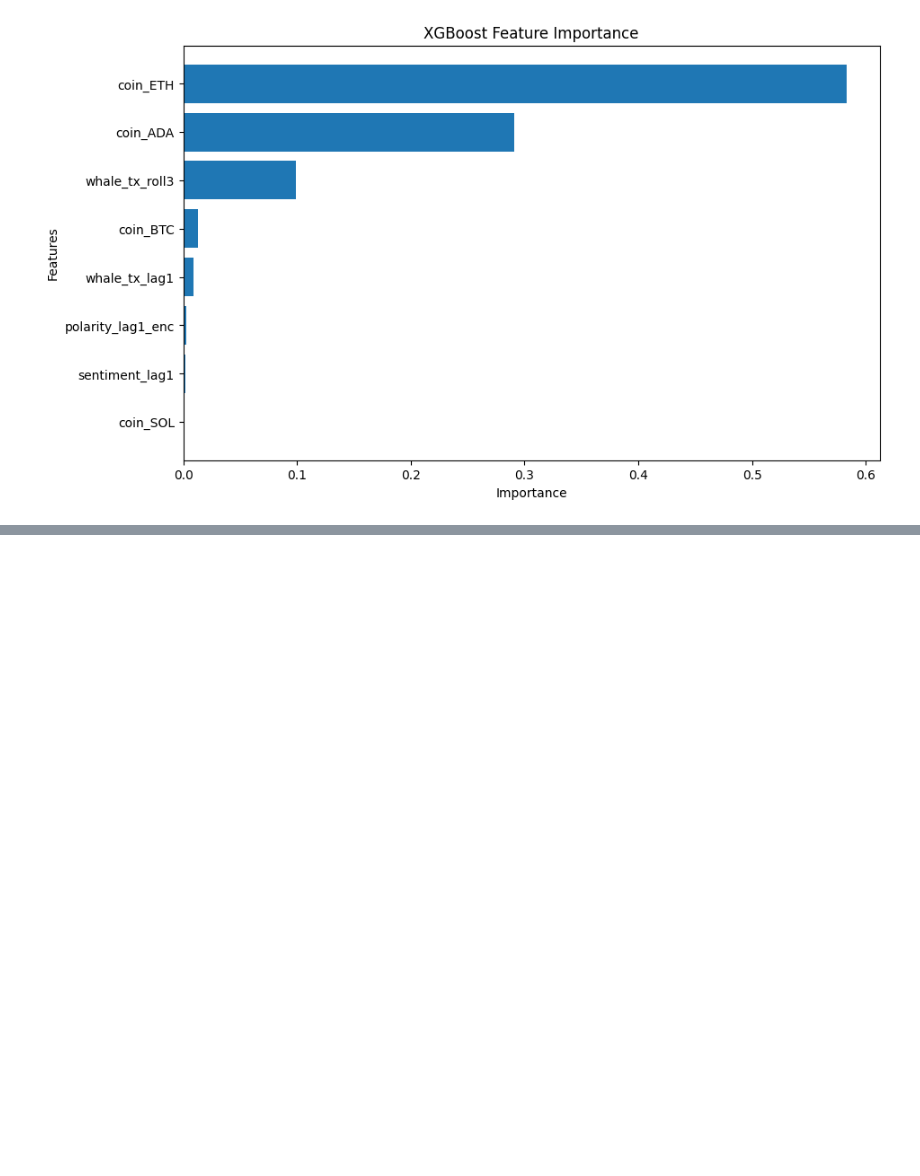
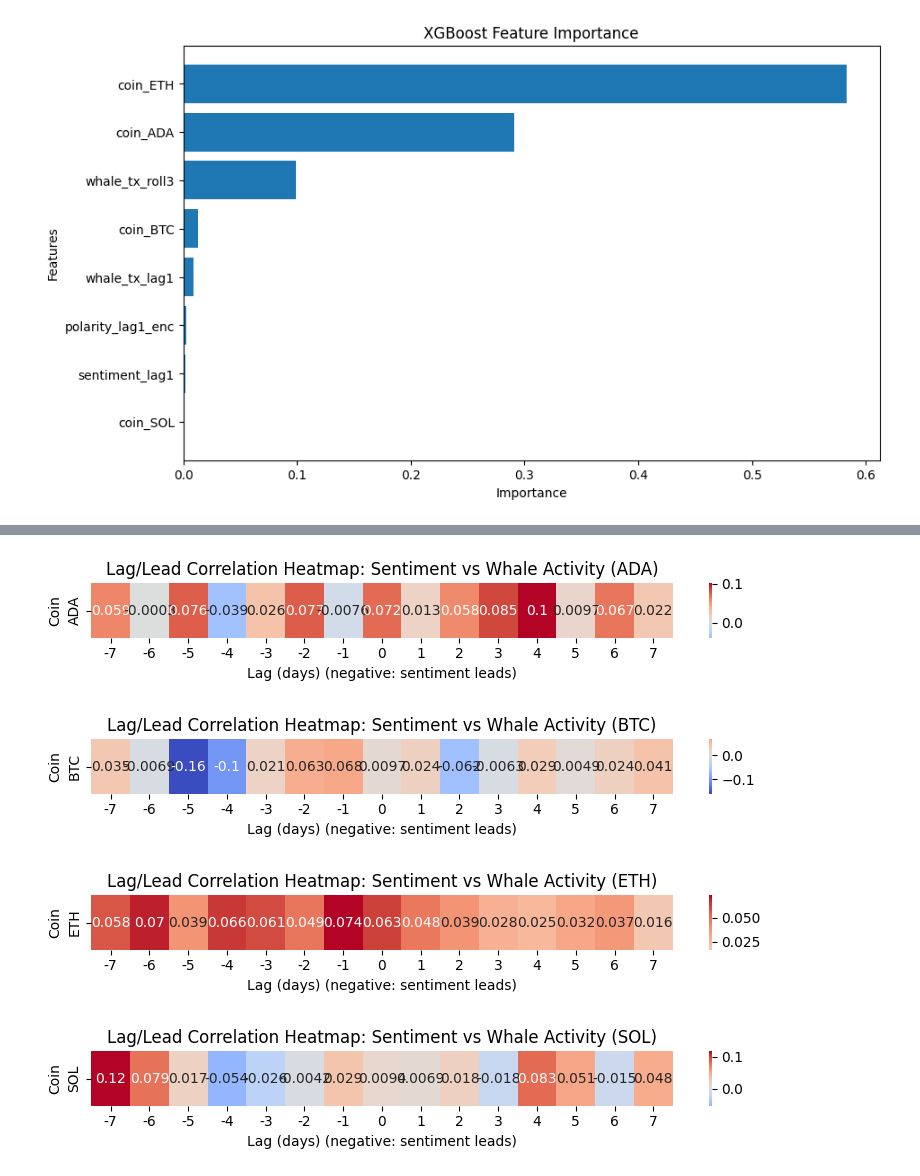
Before and after one commit to FeryGritli/crypto-sentiment-whales, a Jupyter notebook: notebooks/07_Machine_Learning_Prediction.ipynb, the cells around one changed output, grey strips where cells are left out. Cells and saved outputs as stored; diff of their text form; code cells hidden in the pictures; blank space fills up the shorter version.

Commit message:
File Updated and HeatMap added

```diff
--- a/notebooks/07_Machine_Learning_Prediction.ipynb
+++ b/notebooks/07_Machine_Learning_Prediction.ipynb
@@ -384,0 +620,38 @@ plt.show()
+# %%
+# Heat Map for each coin
+import numpy as np
+import matplotlib.pyplot as plt
+import seaborn as sns
+
+max_lag = 7
+lag_range = range(-max_lag, max_lag+1)
+coin_cols = ['coin_ADA', 'coin_BTC', 'coin_ETH', 'coin_SOL']
+coin_names = ['ADA', 'BTC', 'ETH', 'SOL']
+
+for coin_col, coin_name in zip(coin_cols, coin_names):
+    temp_df = df[df[coin_col] == 1]
+    corrs = []
+    for lag in lag_range:
+        corr = temp_df['whale_transaction_count'].corr(temp_df['sentiment'].shift(-lag))
+        corrs.append(corr)
+    # Plot heatmap (really just a row, but shown as a heatmap)
+    plt.figure(figsize=(8, 1.5))
+    sns.heatmap(
+        np.array([corrs]),
+        xticklabels=lag_range,
+        yticklabels=[coin_name],
+        annot=True,
+        cmap="coolwarm",
+        center=0,
+        cbar=True
+    )
+    plt.title(f"Lag/Lead Correlation Heatmap: Sentiment vs Whale Activity ({coin_name})")
+    plt.xlabel("Lag (days) (negative: sentiment leads)")
+    plt.ylabel("Coin")
+    plt.tight_layout()
+    plt.show()
+# %% [output]
+[figure, added]
+[figure, added]
+[figure, added]
+[figure, added]
```
Also changed, not shown: parts of 18 cells of this notebook, 1 other file.
